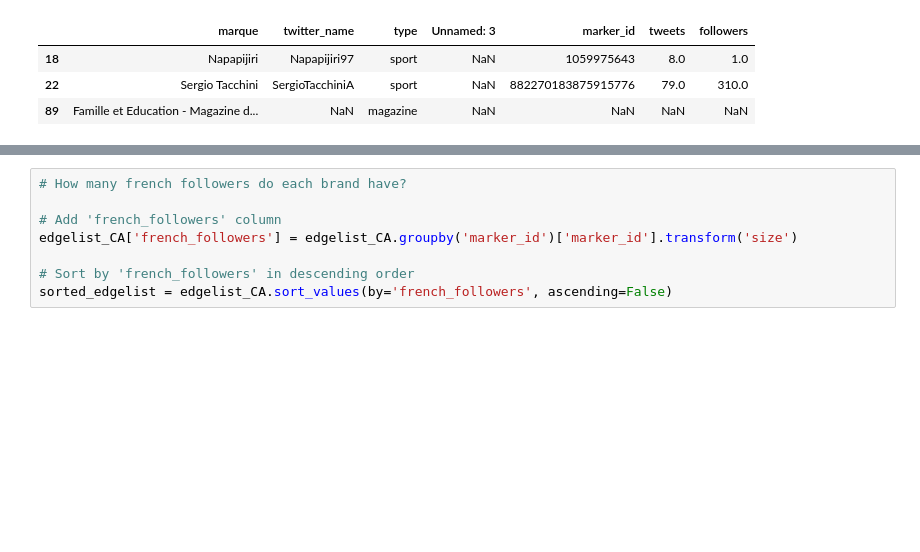
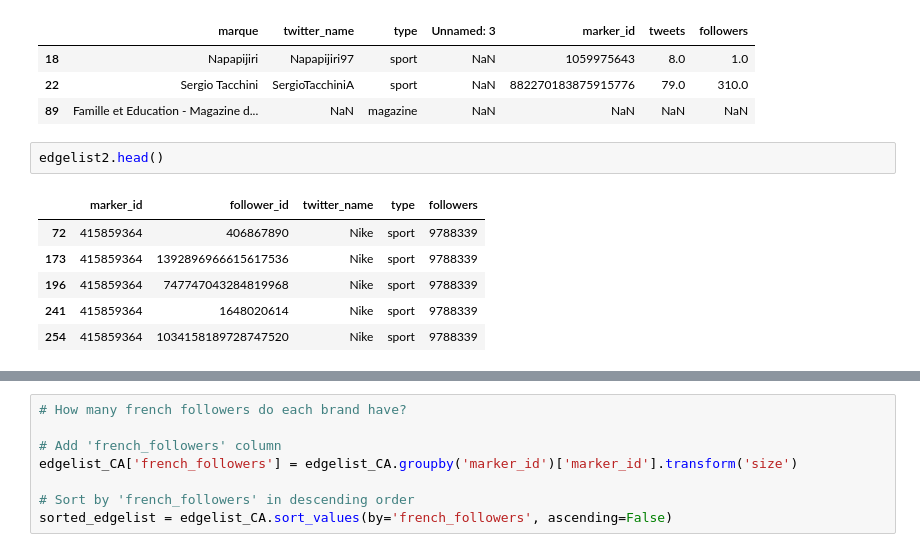
Before and after one commit to livtol99/Liv-Stage---FOCOS-Hand-Over, a Jupyter notebook: Code/Graph preparation/french_ca_test.ipynb, the cells around one changed output, grey strips where cells are left out. Drawn from its saved outputs; the diff is of its cells as text; blank space fills up the shorter version.

```diff
--- a/Code/Graph preparation/french_ca_test.ipynb
+++ b/Code/Graph preparation/french_ca_test.ipynb
@@ -149,3 +156,12 @@ cat_id[~cat_id['marker_id'].isin(cat_id_french['marker_id'])] #check where marke
 | 18 | Napapijiri | Napapijiri97 | sport | NaN | 1059975643 | 8.0 | 1.0 |
 | 22 | Sergio Tacchini | SergioTacchiniA | sport | NaN | 882270183875915776 | 79.0 | 310.0 |
 | 89 | Famille et Education - Magazine d... | NaN | magazine | NaN | NaN | NaN | NaN |
+# %%
+edgelist2.head()
+# %% [output]
+|  | marker_id | follower_id | twitter_name | type | followers |
+| 72 | 415859364 | 406867890 | Nike | sport | 9788339 |
+| 173 | 415859364 | 1392896966615617536 | Nike | sport | 9788339 |
+| 196 | 415859364 | 747747043284819968 | Nike | sport | 9788339 |
+| 241 | 415859364 | 1648020614 | Nike | sport | 9788339 |
+| 254 | 415859364 | 1034158189728747520 | Nike | sport | 9788339 |
```
Also changed, not shown: parts of 13 cells of this notebook, 2 other files.
